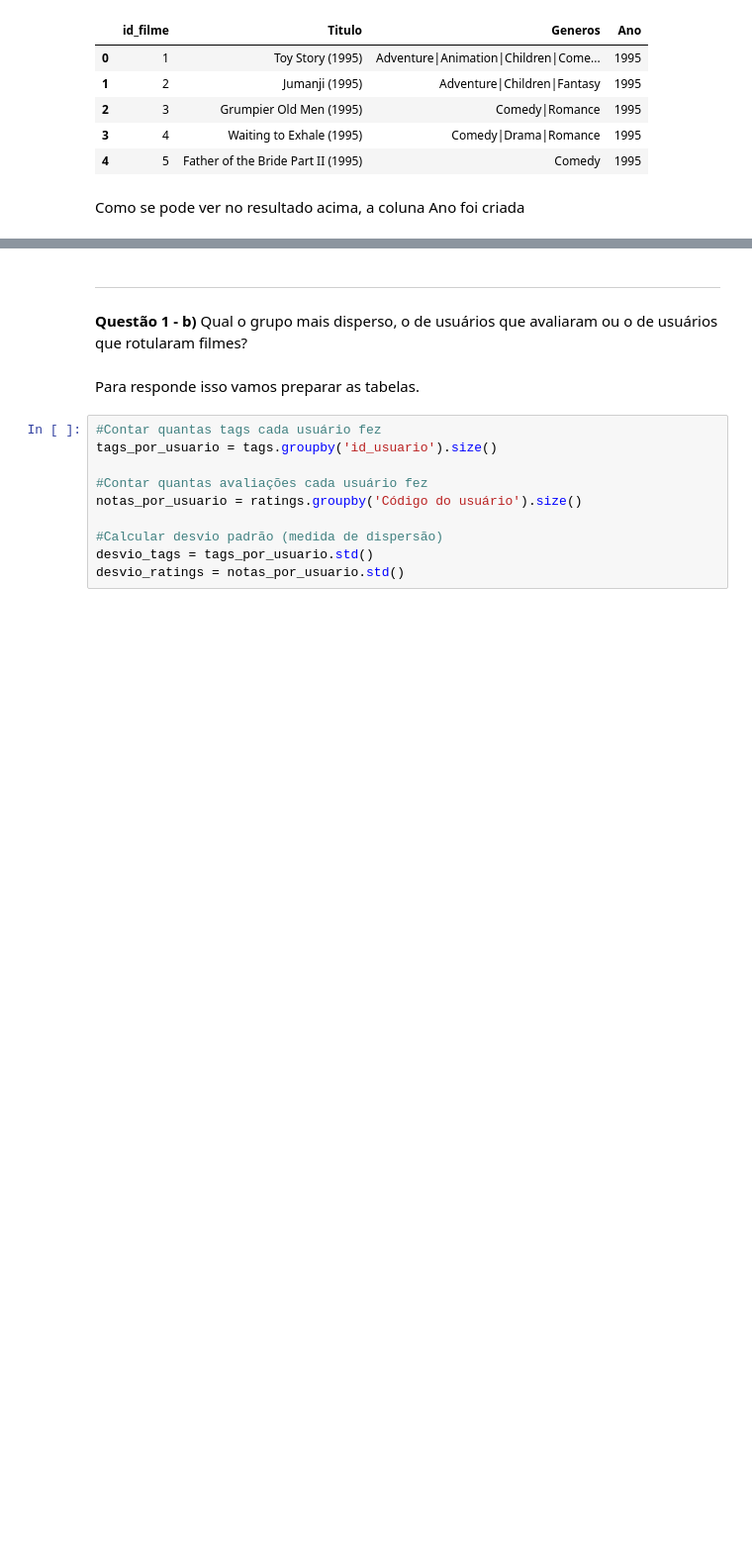
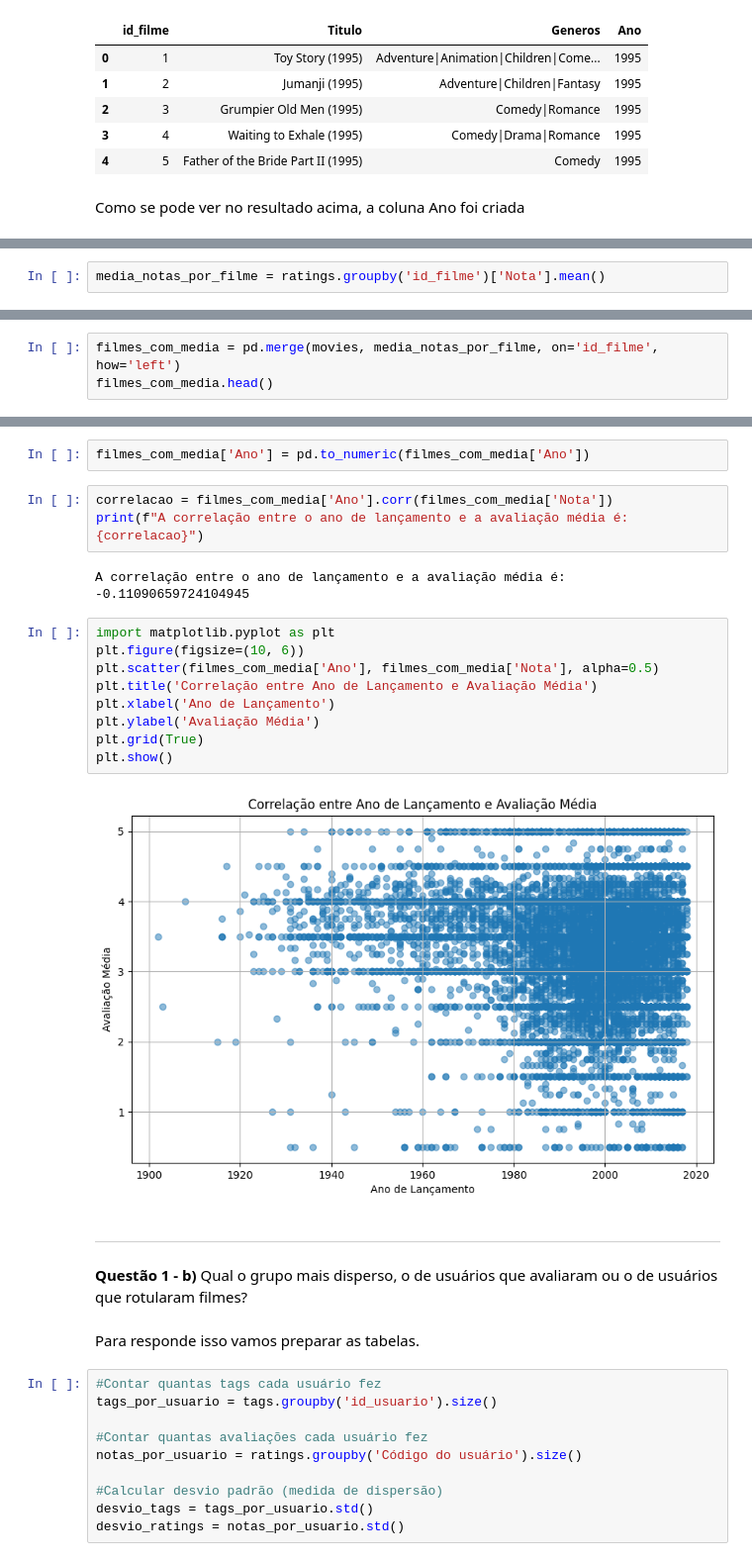
Before and after one commit to RobsonGFerrarezi/TrabalhoAmbientesInteligentes_N2_GRUPO2, a Jupyter notebook: TrabalhoN2_AmbientesInteligentes_Grupo2.ipynb, the cells around one changed output, grey strips where cells are left out. Shown: that part at 99% size. Drawn from its saved outputs; the diff is of its cells as text; blank space fills up the shorter version.

```diff
--- a/TrabalhoN2_AmbientesInteligentes_Grupo2.ipynb
+++ b/TrabalhoN2_AmbientesInteligentes_Grupo2.ipynb
@@ -282,0 +281,2 @@ Como se pode ver no resultado acima, a coluna Ano foi criada
+# %%
+media_notas_por_filme = ratings.groupby('id_filme')['Nota'].mean()
@@ -282,0 +294,3 @@ Como se pode ver no resultado acima, a coluna Ano foi criada
+# %%
+filmes_com_media = pd.merge(movies, media_notas_por_filme, on='id_filme', how='left')
+filmes_com_media.head()
@@ -283,3 +304,21 @@ Como se pode ver no resultado acima, a coluna Ano foi criada
+# %%
+filmes_com_media['Ano'] = pd.to_numeric(filmes_com_media['Ano'])
+# %%
+correlacao = filmes_com_media['Ano'].corr(filmes_com_media['Nota'])
+print(f"A correlação entre o ano de lançamento e a avaliação média é: {correlacao}")
+# %% [output]
+A correlação entre o ano de lançamento e a avaliação média é: -0.11090659724104945
+# %%
+import matplotlib.pyplot as plt
+plt.figure(figsize=(10, 6))
+plt.scatter(filmes_com_media['Ano'], filmes_com_media['Nota'], alpha=0.5)
+plt.title('Correlação entre Ano de Lançamento e Avaliação Média')
+plt.xlabel('Ano de Lançamento')
+plt.ylabel('Avaliação Média')
+plt.grid(True)
+plt.show()
+# %% [output]
+[figure, added]
 # %% [markdown]
 
 
```
Also changed, not shown: parts of 10 cells of this notebook.
